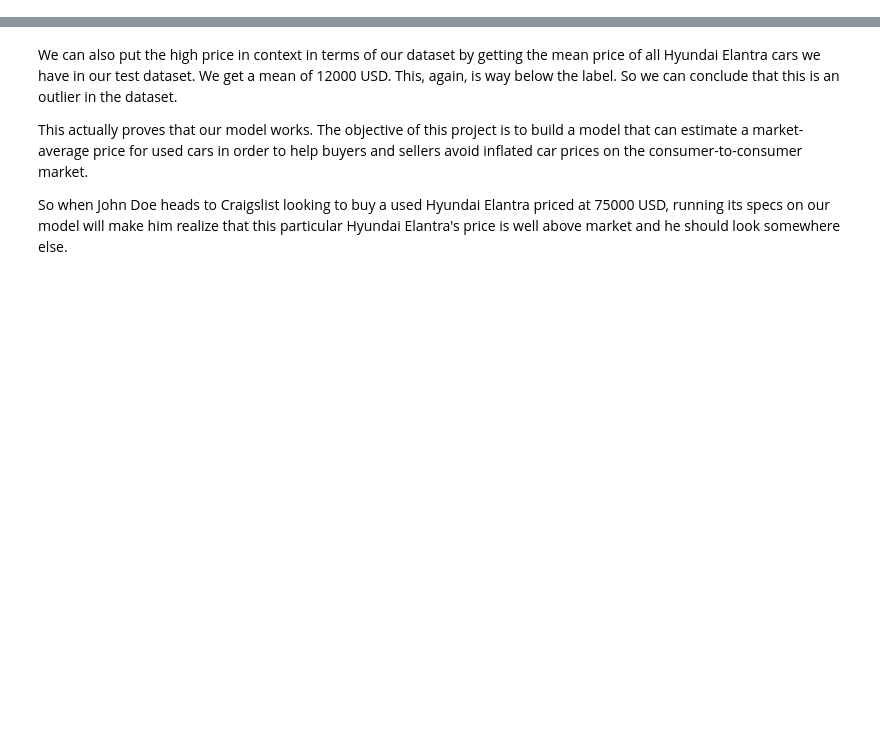
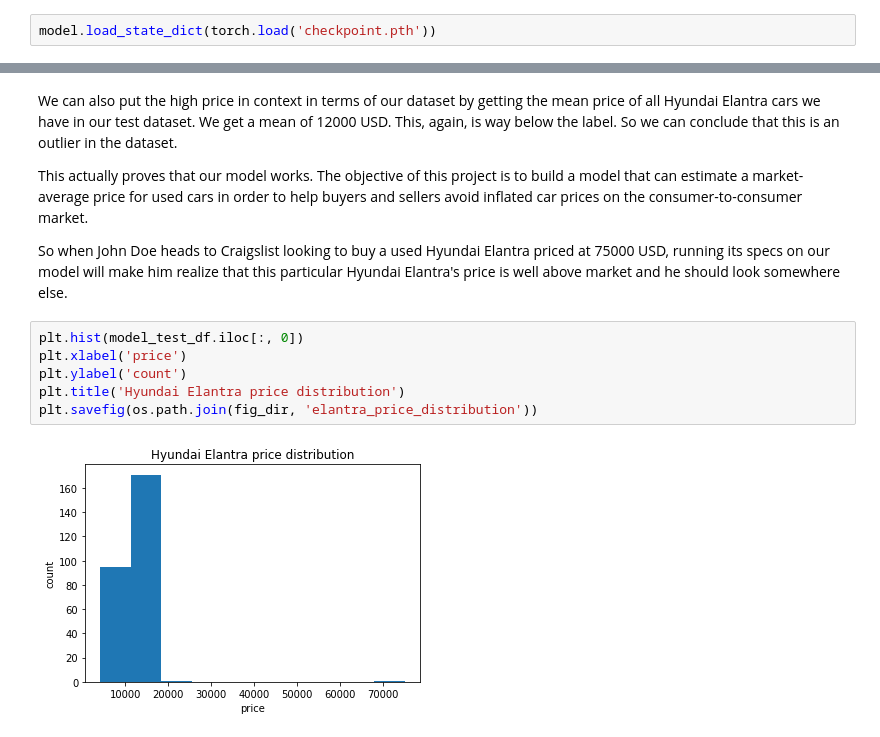
Before and after one commit to dericatienza/udacity-mlnd-capstone-project, a Jupyter notebook: pytorch_model.ipynb, the cells around one changed output, grey strips where cells are left out. Saved outputs shown, nothing was run; the diff lists cells and outputs as text; blank space fills up the shorter version.

```diff
--- a/pytorch_model.ipynb
+++ b/pytorch_model.ipynb
@@ -198,3 +198,5 @@ We can observe a similar scale for the validation loss compared to the models we
 ## Evaluation
 
 Now we can run predictions on the trained model. After we load in the test data, we still have some processing to do. Since we trained the model with normalized features, we will have to normalize the test dataset features before inference too in order to get predictions in similar scale. It is important that we transform/normalize the test data with the same scaler we used to normalize the training dataset to ensure that both datasets are scaled equally.
+# %%
+model.load_state_dict(torch.load('checkpoint.pth'))
@@ -312,3 +316,11 @@ We can also put the high price in context in terms of our dataset by getting the
 This actually proves that our model works. The objective of this project is to build a model that can estimate a market-average price for used cars in order to help buyers and sellers avoid inflated car prices on the consumer-to-consumer market.
 
 So when John Doe heads to Craigslist looking to buy a used Hyundai Elantra priced at 75000 USD, running its specs on our model will make him realize that this particular Hyundai Elantra's price is well above market and he should look somewhere else.
+# %%
+plt.hist(model_test_df.iloc[:, 0])
+plt.xlabel('price')
+plt.ylabel('count')
+plt.title('Hyundai Elantra price distribution')
+plt.savefig(os.path.join(fig_dir, 'elantra_price_distribution'))
+# %% [output]
+[figure, added]
```
Also changed, not shown: parts of 1 cell of this notebook, 2 other files.
